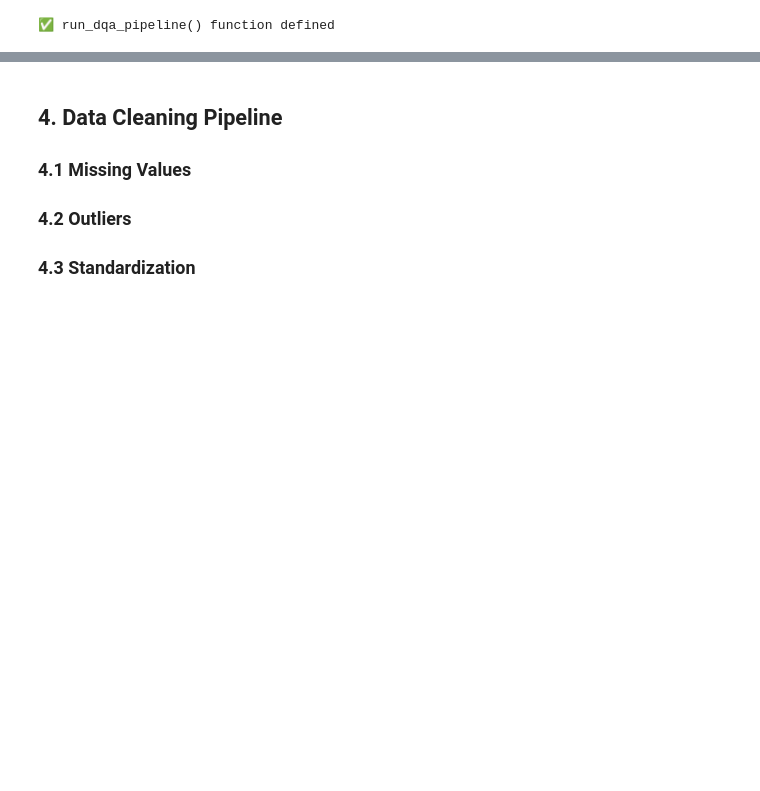
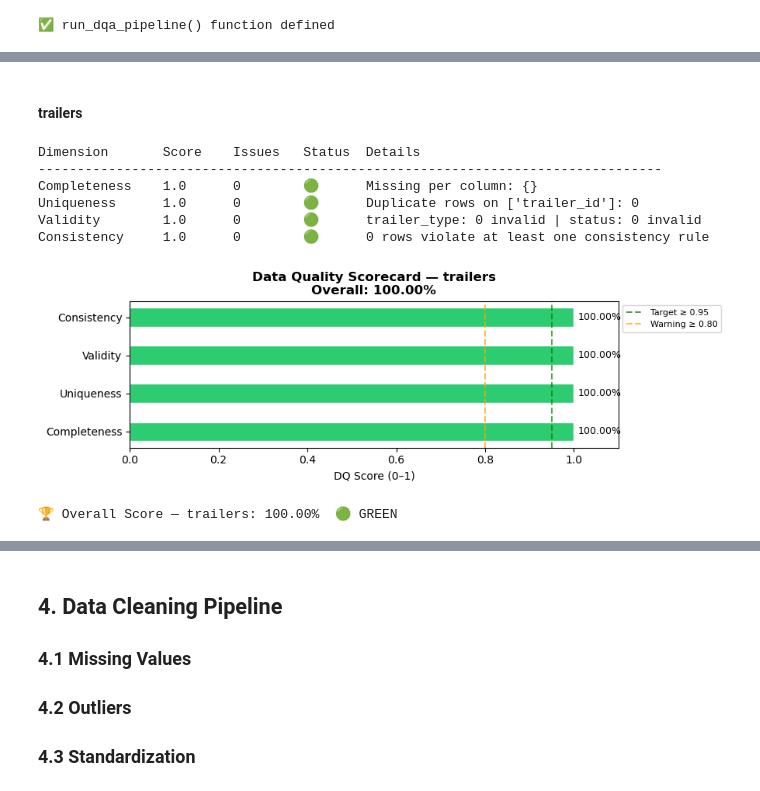
Before and after one commit to SoelemaP/logistics-dw, a Jupyter notebook: notebook.ipynb, the cells around one changed output, grey strips where cells are left out. Cells and saved outputs as stored; diff of their text form; code cells hidden in the pictures; blank space fills up the shorter version.

```diff
--- a/notebook.ipynb
+++ b/notebook.ipynb
@@ -659,0 +840,46 @@ print("✅ run_dqa_pipeline() function defined")
+# %% [markdown]
+#### trailers
+# %%
+# ─────────────────────────────────────────────────────────────────────────────
+# DQA — trailers
+# ─────────────────────────────────────────────────────────────────────────────
+
+# Validity rules
+trailers_validity_rules = {
+    # trailer_type must be one of the two known types
+    'trailer_type': lambda s: s.isin(['Refrigerated', 'Dry Van']),
+    # status must be one of the known values
+    'status'      : lambda s: s.isin(['Active']),
+}
+
+# Consistency rules
+trailers_consistency_rules = []
+
+# Run DQA pipeline
+report_trailers = run_dqa_pipeline(
+    df                = trailers,
+    table_name        = 'trailers',
+    pk                = 'trailer_id',
+    completeness_cols = ['trailer_id', 'trailer_type', 'status'],
+    uniqueness_cols   = ['trailer_id'],
+    validity_rules    = trailers_validity_rules,
+    consistency_rules = trailers_consistency_rules,
+)
+
+# Print scorecard
+sc = report_trailers.scorecard()[['Dimension','Score','Issues','Status','Details']]
+print(f"{'Dimension':<15} {'Score':<8} {'Issues':<8} {'Status':<4}  {'Details'}")
+print("-" * 80)
+for _, row in sc.iterrows():
+    print(f"{row['Dimension']:<15} {row['Score']:<8} {row['Issues']:<8} {row['Status']:<5}  {row['Details']}")
+
+report_trailers.plot_scorecard()
+# %% [output]
+Dimension       Score    Issues   Status  Details
+--------------------------------------------------------------------------------
+Completeness    1.0      0        🟢      Missing per column: {}
+Uniqueness      1.0      0        🟢      Duplicate rows on ['trailer_id']: 0
+Validity        1.0      0        🟢      trailer_type: 0 invalid | status: 0 invalid
+Consistency     1.0      0        🟢      0 rows violate at least one consistency rule
+[figure, added]
+🏆 Overall Score — trailers: 100.00%  🟢 GREEN
```
Also changed, not shown: parts of 28 cells of this notebook.
